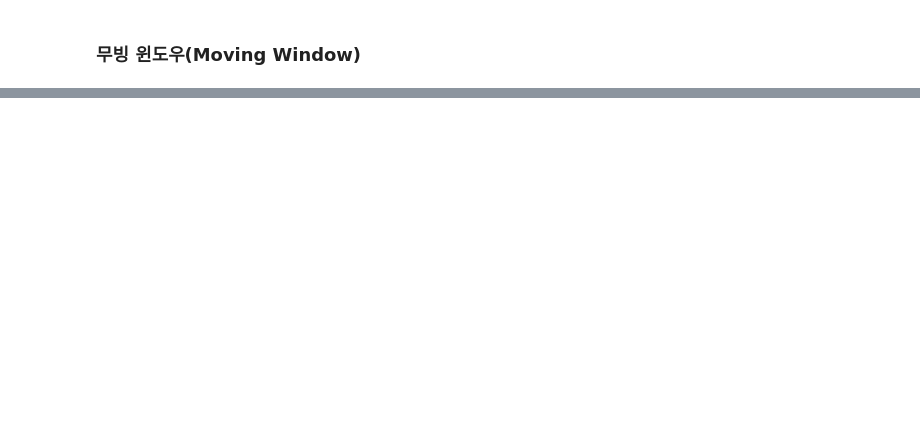
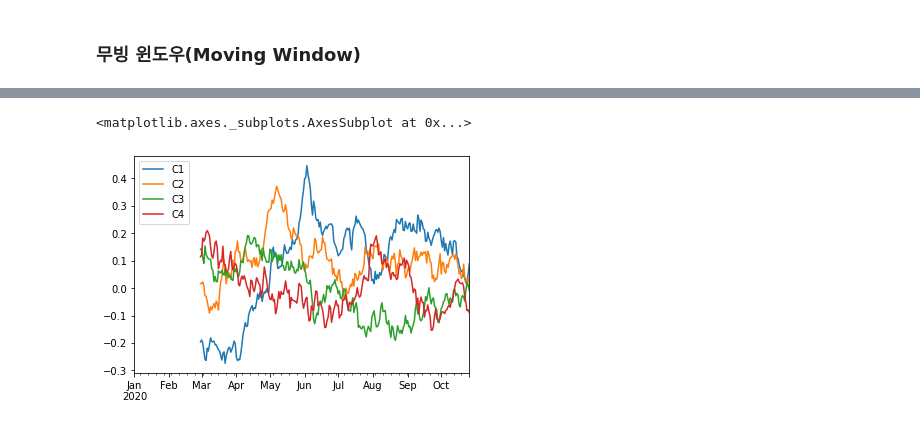
Before and after one commit to kksonge/cakd3_review, a Jupyter notebook: Pandas/시계열처리.ipynb, the cells around one changed output, grey strips where cells are left out. Drawn from its saved outputs; the diff is of its cells as text; code cells hidden in the pictures; blank space fills up the shorter version.

```diff
--- a/Pandas/시계열처리.ipynb
+++ b/Pandas/시계열처리.ipynb
@@ -926,0 +1168,5 @@ dtype: float64
+# %%
+df.rolling(60).mean().plot()
+# %% [output]
+<matplotlib.axes._subplots.AxesSubplot at 0x...>
+[figure, added]
```
Also changed, not shown: parts of 27 cells of this notebook.
